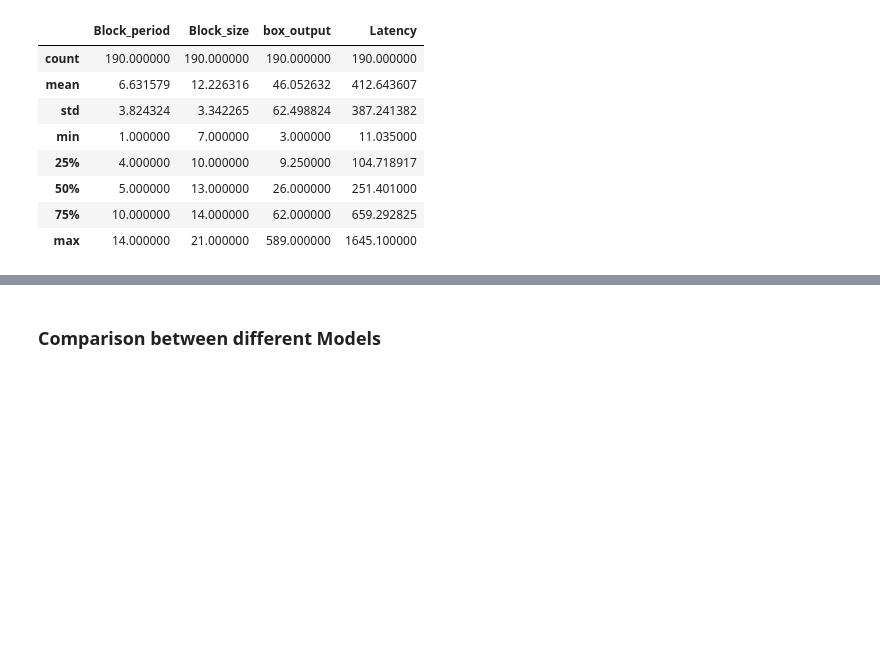
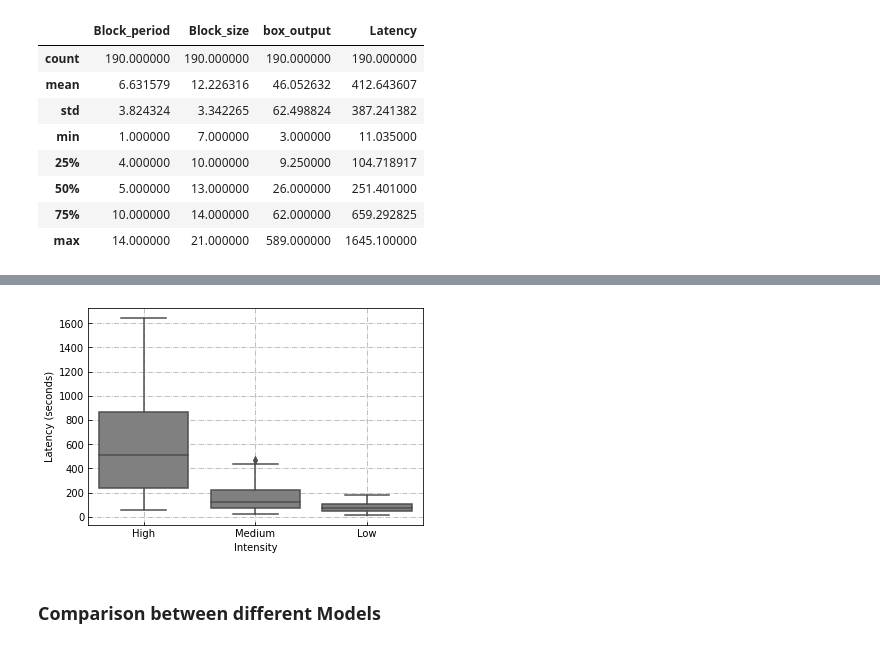
Before and after one commit to hma23/MachineLearning, a Jupyter notebook: ExtraTreeRegressor.ipynb, the cells around one changed output, grey strips where cells are left out. Drawn from its saved outputs; the diff is of its cells as text; code cells hidden in the pictures; blank space fills up the shorter version.

```diff
--- a/ExtraTreeRegressor.ipynb
+++ b/ExtraTreeRegressor.ipynb
@@ -55,3 +63,12 @@ df.describe()
+# %%
+ax1=sns.boxplot(x="Intensity", y="Latency", data=df, color='grey')
+ax1.grid('both', linestyle='-.')
+ax1.set_ylabel('Latency (seconds)')
+ax1.set_axisbelow(True)
+ax1.tick_params(axis='both', direction='in')
+#plt.savefig('Latency.eps', format='eps', dpi=1000)
+# %% [output]
+[figure, added]
 # %%
 # Make dummies for our catagorial variables to make it able to insert to machine learning models
 df_all = df.copy()
```
Also changed, not shown: parts of 37 cells of this notebook.
